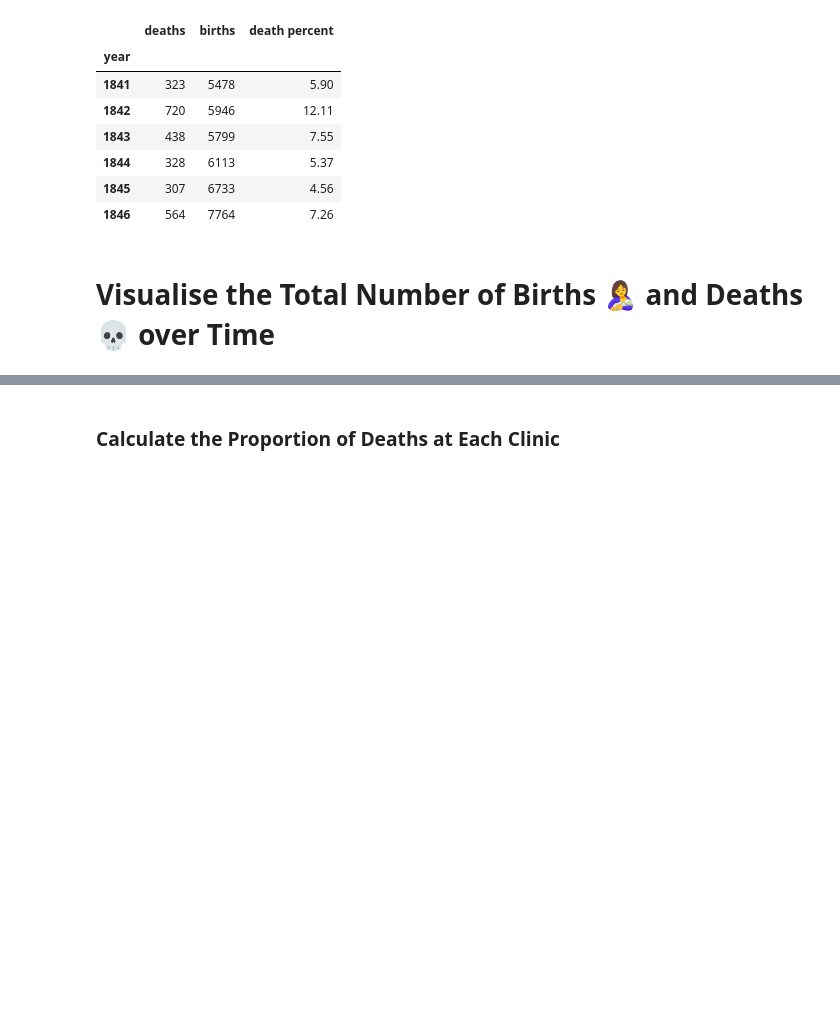
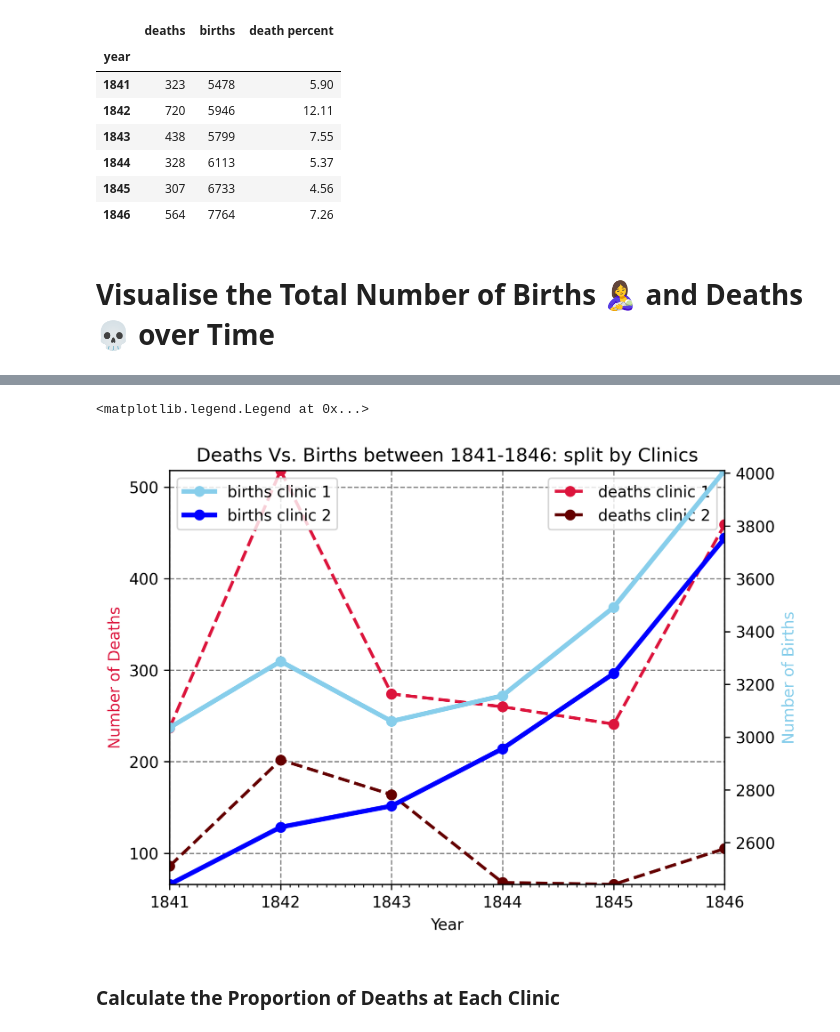
Before and after one commit to erfaw/elasti_py, a Jupyter notebook: Day080-erf/Dr_Semmelweis_Handwashing_Discovery_(start).ipynb, the cells around one changed output, grey strips where cells are left out. Drawn from its saved outputs; the diff is of its cells as text; code cells hidden in the pictures; blank space fills up the shorter version.

Commit message:
feat: progress till end of 'Calculate the Proportion of Deaths at Each Clinic'

```diff
--- a/Day080-erf/Dr_Semmelweis_Handwashing_Discovery_(start).ipynb
+++ b/Day080-erf/Dr_Semmelweis_Handwashing_Discovery_(start).ipynb
@@ -264,0 +262,13 @@ Now let's look at the annual data instead.
+# %%
+grouped_by_year_clinic_sum = df_yearly.groupby(['year', 'clinic'], as_index= False).agg({'deaths': pd.Series.sum, 'births': pd.Series.sum})
+# %%
+df_clinic_1 = grouped_by_year_clinic_sum[ grouped_by_year_clinic_sum['clinic'] == 'clinic 1' ]
+df_clinic_2 = grouped_by_year_clinic_sum[ grouped_by_year_clinic_sum['clinic'] == 'clinic 2' ]
+
+df_clinic_1.index = df_clinic_1['year']
+df_clinic_1.index = df_clinic_1.index.astype(str) + "-01-01"
+df_clinic_1.index = pd.to_datetime(df_clinic_1.index, yearfirst=True)
+
+df_clinic_2.index = df_clinic_2['year']
+df_clinic_2.index = df_clinic_2.index.astype(str) + "-01-01"
+df_clinic_2.index = pd.to_datetime(df_clinic_2.index, yearfirst=True)
@@ -264,0 +281,66 @@ Now let's look at the annual data instead.
+# %%
+plt.subplots(dpi= 300,)
+
+ax1 = plt.gca()
+ax2 = ax1.twinx()
+
+ax1.set_title('Deaths Vs. Births between 1841-1846: split by Clinics')
+
+ax1.xaxis.set_major_locator(year_locator)
+ax1.xaxis.set_major_formatter(years_fmt)
+ax1.xaxis.set_minor_locator(month_locator)
+
+ax1.plot(
+    df_clinic_1.index,
+    df_clinic_1.deaths,
+    marker='o',
+    linestyle= '--',
+    linewidth= 2,
+    label= 'deaths clinic 1',
+    color= 'crimson',
+)
+ax2.plot(
+    df_clinic_1.index,
+    df_clinic_1.births,
+    marker='o',
+    linewidth= 3,
+    label= 'births clinic 1',
+    color= 'skyblue',
+)
+
+ax1.plot(
+    df_clinic_2.index,
+    df_clinic_2.deaths,
+    marker='o',
+    linestyle= '--',
+    linewidth= 2,
+    label= 'deaths clinic 2',
+    color= "#640000",
+)
+ax2.plot(
+    df_clinic_2.index,
+    df_clinic_2.births,
+    marker='o',
+    linewidth= 3,
+    label= 'births clinic 2',
+    color= 'blue',
+)
+
+ax1.set_xlabel("Year")
+ax1.set_ylabel('Number of Deaths', color='crimson')
+ax2.set_ylabel('Number of Births', color='skyblue')
+ax1.grid(color='grey', linestyle='--')
+ax1.set_ylim(
+    min( df_clinic_1.deaths.min(), df_clinic_2.deaths.min() ),
+    max( df_clinic_1.deaths.max(), df_clinic_2.deaths.max() )
+)
+ax2.set_ylim(
+    min( df_clinic_1.births.min(), df_clinic_2.births.min() ),
+    max( df_clinic_1.births.max(), df_clinic_2.births.max() )
+)
+ax1.set_xlim(df_clinic_1.index.min(), df_clinic_1.index.max())
+ax2.legend()
+ax1.legend()
+# %% [output]
+<matplotlib.legend.Legend at 0x...>
+[figure, added]
```
Also changed, not shown: parts of 8 cells of this notebook.
